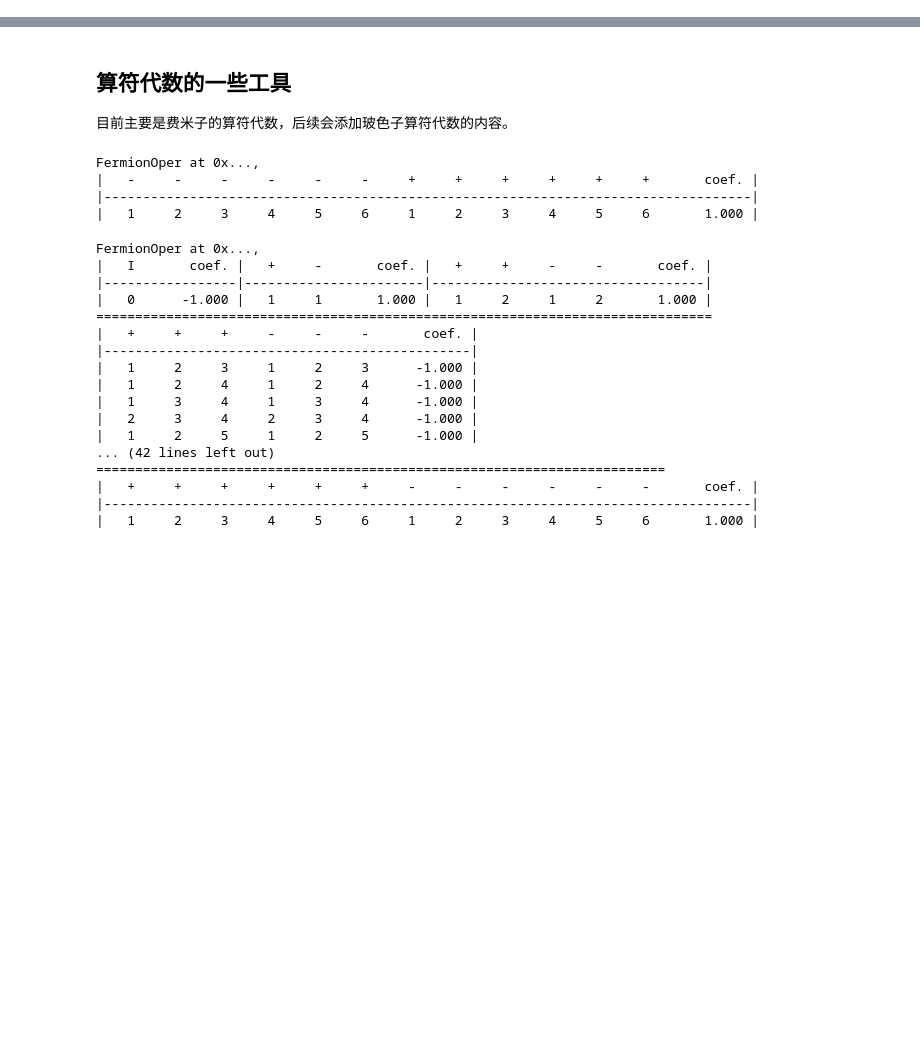
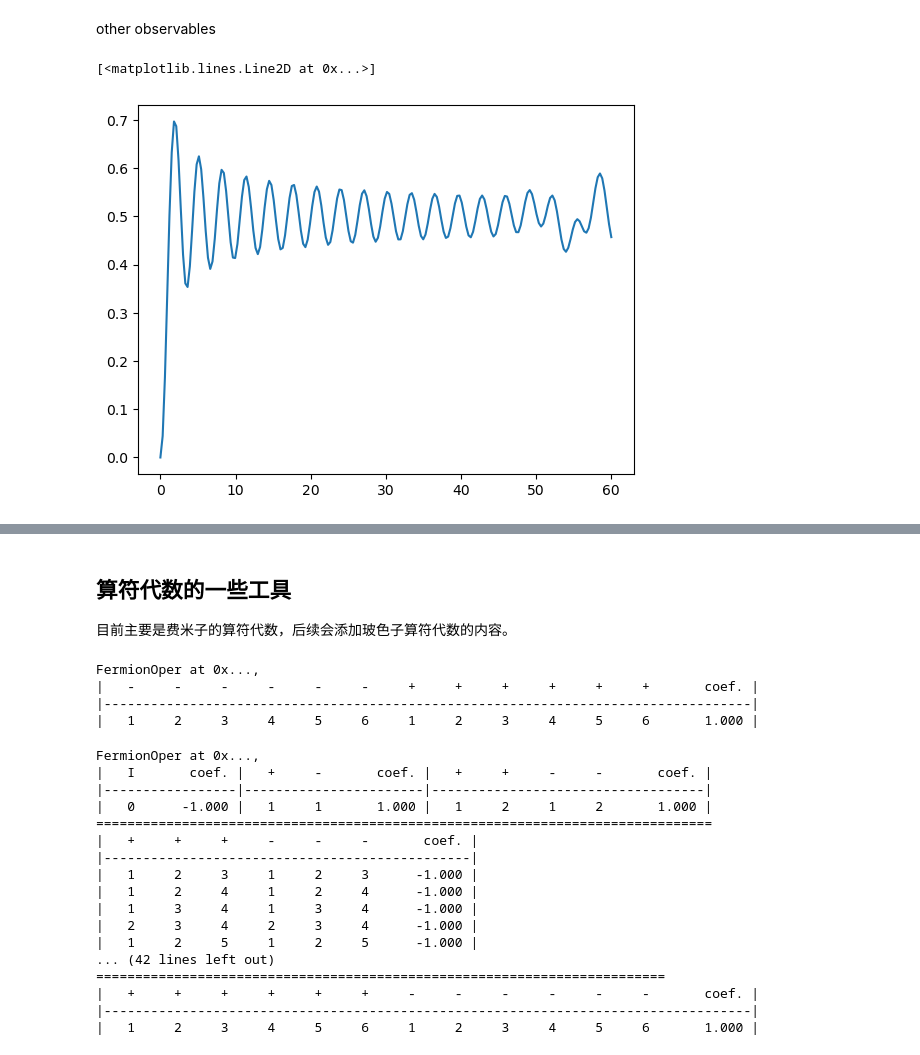
Before and after one commit to zhuhaodavid/quante, a Jupyter notebook: example/solve_models.ipynb, the cells around one changed output, grey strips where cells are left out. Saved outputs shown, nothing was run; the diff lists cells and outputs as text; code cells hidden in the pictures; blank space fills up the shorter version.

```diff
--- a/example/solve_models.ipynb
+++ b/example/solve_models.ipynb
@@ -0,0 +7,19 @@
+# %%
+import quante as qt
+import numpy as np
+
+op = qt.generate.operas
+builder = op.SpinBuilder()
+L = 100
+J, γ = 1, 0.
+for i in range(L-1):
+    builder += "+-", [i+1, i], (J+γ)/2
+    builder += "+-", [i, i+1], (J-γ)/2
+ham = builder.build()
+
+from quante.solvable_models.free_fermion import xx_evolve
+res = xx_evolve(L, ham, "01"*(L//2), np.linspace(0, 60, 100))
+
+import matplotlib.pyplot as plt
+plt.imshow(res, aspect='auto', cmap='Blues', origin='lower', extent=(0, 100, 0, 60))
+plt.colorbar()
@@ -0,0 +29,31 @@
+# %% [markdown]
+other observables
+# %%
+# particle number
+import quante as qt
+import numpy as np
+
+op = qt.generate.operas
+builder = op.SpinBuilder()
+L = 100
+J, γ = 1, 0.
+for i in range(L-1):
+    builder += "+-", [i+1, i], (J+γ)/2
+    builder += "+-", [i, i+1], (J-γ)/2
+ham = builder.build()
+
+from quante.solvable_models.free_fermion import SlaterState
+model = ham.jw_transfer()
+h = model.single_particle_ham(L)
+state = SlaterState.from_product_state("01"*(L//2))
+tlist = np.linspace(0, 60, 200)
+result = []
+for s in state.evolve(h, tlist):
+    result.append(s.particle_number(L//2))
+res = np.array(result)
+
+import matplotlib.pyplot as plt
+plt.plot(tlist, res)
+# %% [output]
+[<matplotlib.lines.Line2D at 0x...>]
+[figure, added]
```
Also changed, not shown: parts of 13 cells of this notebook, 12 other files.
